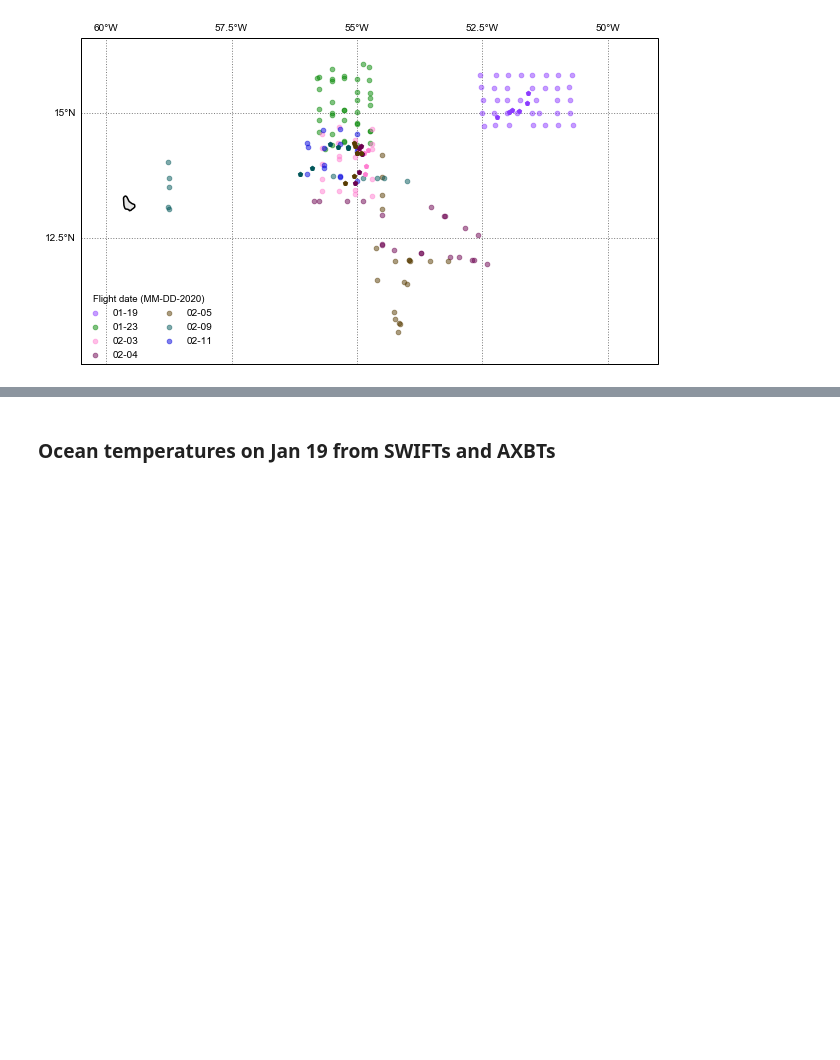
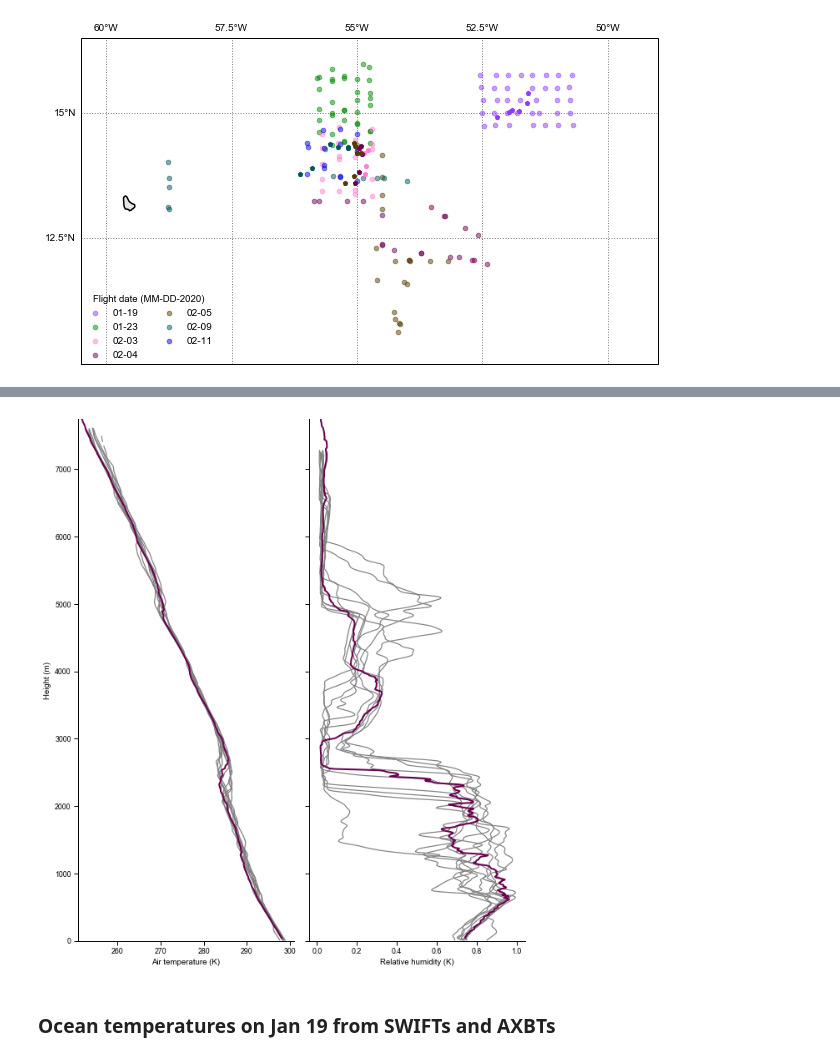
Before and after one commit to RobertPincus/atomic-p3-data-paper, a Jupyter notebook: Figures.ipynb, the cells around one changed output, grey strips where cells are left out. Drawn from its saved outputs; the diff is of its cells as text; code cells hidden in the pictures; blank space fills up the shorter version.

Commit message:
Circle comparison figure added

```diff
--- a/Figures.ipynb
+++ b/Figures.ipynb
@@ -243,7 +259,7 @@ add_gridlines(ax)
 #
 for d in flight_dates:
     flight = nav_data.sel(time=d.strftime("%Y-%m-%d"))
-    sonde_times = [s['launch_time'] for s in p3_sondes if s['launch_time'].date() == d]
+    sonde_times = [s['launch_time'] for s in p3_sonde_descrips if s['launch_time'].date() == d]
     flight = flight.sel(time=sonde_times)
     ax.scatter(flight.lon, flight.lat,
                 lw=2, alpha=0.5, c=flight_cols[flight_dates.index(d)],
@@ -312,0 +329,18 @@ if saveFigs:
+# %%
+#
+# For Jan 17, find the circle, select the dropsondes, find the closest matching radiosonde, plot both
+#
+d = flight_dates[0] # Jan 17
+seg_base = 'https://raw.githubusercontent.com/eurec4a/flight-phase-separation/master/flight_phase_files/P3/'
+seg_file = seg_base + 'EUREC4A_ATOMIC_P3_Flight-segments_2020{:02d}{:02d}_v0.5.yaml'.format(d.month, d.day)
+with urllib.request.urlopen(seg_file) as f:
+    segs = yaml.safe_load(f)["segments"]
+circ = [s for s in segs if s["name"]=="circle 1" or s["name"]=="RHB circle"][0]
+print(circ["start"], circ["end"]) # Start and end time of circle
+#
+# Dropsondes and radiosonde corresponding to this circle
+#
+circ_p3_sondes  = p3_sondes.swap_dims( {"sounding":"launch_time"}).sel(launch_time=slice(circ["start"], circ["end"]))
+rhb_sondes["launch_time"] = rhb_sondes.flight_time.mean(dim="alt")
+circ_rhb_sondes = rhb_sondes.swap_dims({"sounding":"launch_time"}).sel(launch_time=slice(circ["start"], circ["end"]))
+# Need to get time(s) of RHB sonde
@@ -313,3 +349,29 @@ if saveFigs:
+# %%
+sns.set_context("paper")
+fig, (ax1, ax2) = plt.subplots(1, 2, figsize=[8.3, 9.4], sharey=True)
+
+circ_p3_sondes.ta.plot.line (y="alt", color="0.5",                      add_legend=False, ax=ax1)
+circ_rhb_sondes.ta.plot.line(y="alt", color=cc.glasbey[6], linewidth=2, add_legend=False, ax=ax1)
+ax1.set_xlim(circ_p3_sondes.ta.min().values-2., circ_p3_sondes.ta.max().values+2.)
+ax1.set_ylim(0, 7750)
+ax1.set_xlabel("Air temperature (K)")
+ax1.set_ylabel("Height (m)")
+ax1.set_title("")
+sns.despine(ax=ax1)
+
+circ_p3_sondes.rh.plot.line (y="alt", color="0.5",                      add_legend=False, ax=ax2)
+circ_rhb_sondes.rh.plot.line(y="alt", color=cc.glasbey[6], linewidth=2, add_legend=False, ax=ax2)
+ax2.set_ylim(0, 7750)
+ax2.set_xlabel("Relative humidity (K)")
+ax2.set_ylabel("")
+ax2.set_title("")
+sns.despine(ax=ax2)
+
+plt.tight_layout()
+if saveFigs:
+    fig.savefig(figDir.joinpath("Circle-up-and-down-sondes.pdf"), dpi=600, transparent=True, bbox_inches = "tight")
+# %% [output]
+[figure, added]
 # %% [markdown]
 ### Ocean temperatures on Jan 19 from SWIFTs and AXBTs
 # %%
```
Also changed, not shown: parts of 19 cells of this notebook.
